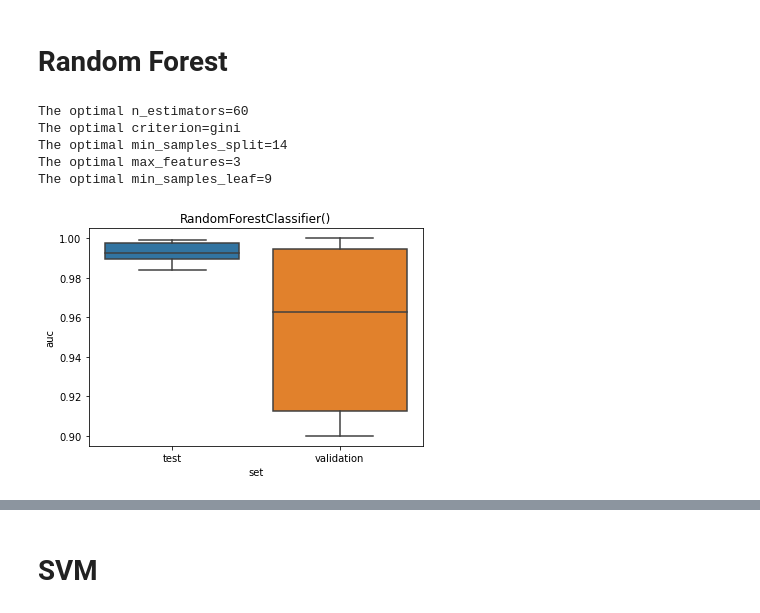
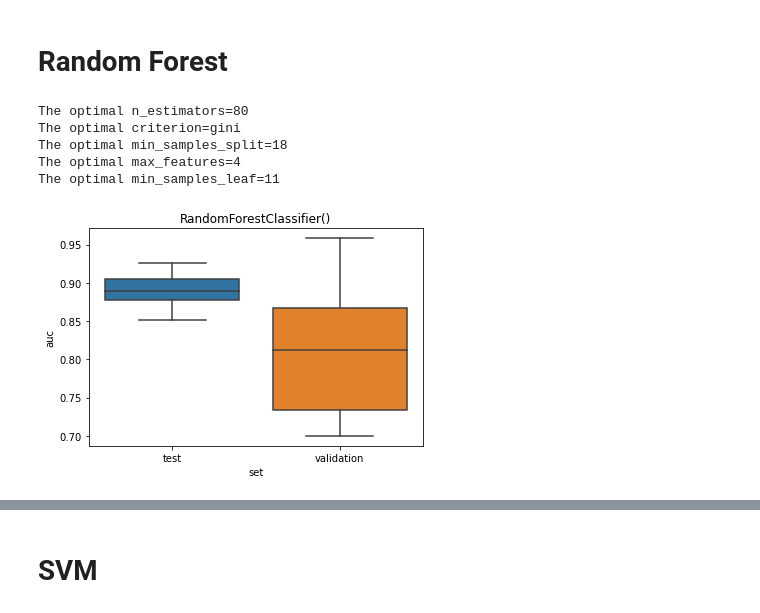
Before and after one commit to naomiverkerk/TM10007, a Jupyter notebook: Okedezefile.ipynb, the cells around one changed output, grey strips where cells are left out. Drawn from its saved outputs; the diff is of its cells as text; code cells hidden in the pictures.

```diff
--- a/Okedezefile.ipynb
+++ b/Okedezefile.ipynb
@@ -283,12 +218,12 @@ parameters_list = [
 # KNN
 # %%
 results = []
-for train_index, validation_index, in cv_10fold.split(X_train, Y_train):
+for train_index, validation_index, in cv_10fold.split(X_train_final, Y_train):
 
-    X_train_CV = X_train[train_index]
+    X_train_CV = X_train_final[train_index]
     Y_train_CV = Y_train[train_index]
 
-    X_validation_CV = X_train[validation_index]
+    X_validation_CV = X_train_final[validation_index]
     Y_validation_CV = Y_train[validation_index]
 
     clf = clf_list[0]
@@ -317,6 +252,7 @@ for train_index, validation_index, in cv_10fold.split(X_train, Y_train):
     probabilities_validation = clf.predict_proba(X_validation_CV)
     scores_validation = probabilities_validation[:, 1]
     print(clf.score(X_train_CV, Y_train_CV))
+
     # Get the auc
     auc_validation = metrics.roc_auc_score(Y_validation_CV, scores_validation)
     results.append({
@@ -463,12 +399,12 @@ print(clf.score(X_test_final, Y_test))
 # Logistic Regression
 # %%
 results = []
-for train_index, validation_index, in cv_10fold.split(X_train, Y_train):
+for train_index, validation_index, in cv_10fold.split(X_train_final, Y_train):
 
-    X_train_CV = X_train[train_index]
+    X_train_CV = X_train_final[train_index]
     Y_train_CV = Y_train[train_index]
 
-    X_validation_CV = X_train[validation_index]
+    X_validation_CV = X_train_final[validation_index]
     Y_validation_CV = Y_train[validation_index]
 
     clf = clf_list[2]
@@ -564,12 +483,12 @@ print(clf.score(X_test_final, Y_test))
 # Random Forest
 # %%
 results = []
-for train_index, validation_index, in cv_10fold.split(X_train, Y_train):
+for train_index, validation_index, in cv_10fold.split(X_train_final, Y_train):
 
-    X_train_CV = X_train[train_index]
+    X_train_CV = X_train_final[train_index]
     Y_train_CV = Y_train[train_index]
 
-    X_validation_CV = X_train[validation_index]
+    X_validation_CV = X_train_final[validation_index]
     Y_validation_CV = Y_train[validation_index]
 
     clf = clf_list[3]
@@ -604,38 +523,38 @@ for train_index, validation_index, in cv_10fold.split(X_train, Y_train):
     auc_validation = metrics.roc_auc_score(Y_validation_CV, scores_validation)
     results.append({
         'auc': auc_validation,
         "criterion": clf.criterion,
         "min_samples_split": clf.min_samples_split,
         "max_features": clf.max_features,
         "min_samples_leaf": clf.min_samples_leaf,
         "n_estimators" : clf.n_estimators,
         'set': 'validation'
 
     })
 
 
 
 #Create results dataframe and plot it
 results = pd.DataFrame(results)
 sns.boxplot(y='auc', x='set', data=results).set_title(f'{clf_list[3]}')
 
 optimal_parameter = []
 parameter_keys = list(parameters.keys())
 
 for item in parameter_keys:
     best_item = []
     for i in list(range(0,10,2)):
         best_item.append(results[item][i])
 
     optimal_parameter.append(statistics.median(best_item))
     print(f"The optimal {item}={optimal_parameter[-1]}")
 # %% [output]
-The optimal n_estimators=60
+The optimal n_estimators=80
 The optimal criterion=gini
-The optimal min_samples_split=14
-The optimal max_features=3
-The optimal min_samples_leaf=9
+The optimal min_samples_split=18
+The optimal max_features=4
+The optimal min_samples_leaf=11
-[figure, old version]
+[figure, new version]
 # %%
 clf = clf_list[3]
 parameters = parameters_list[3]
```
Also changed, not shown: parts of 9 cells of this notebook.
